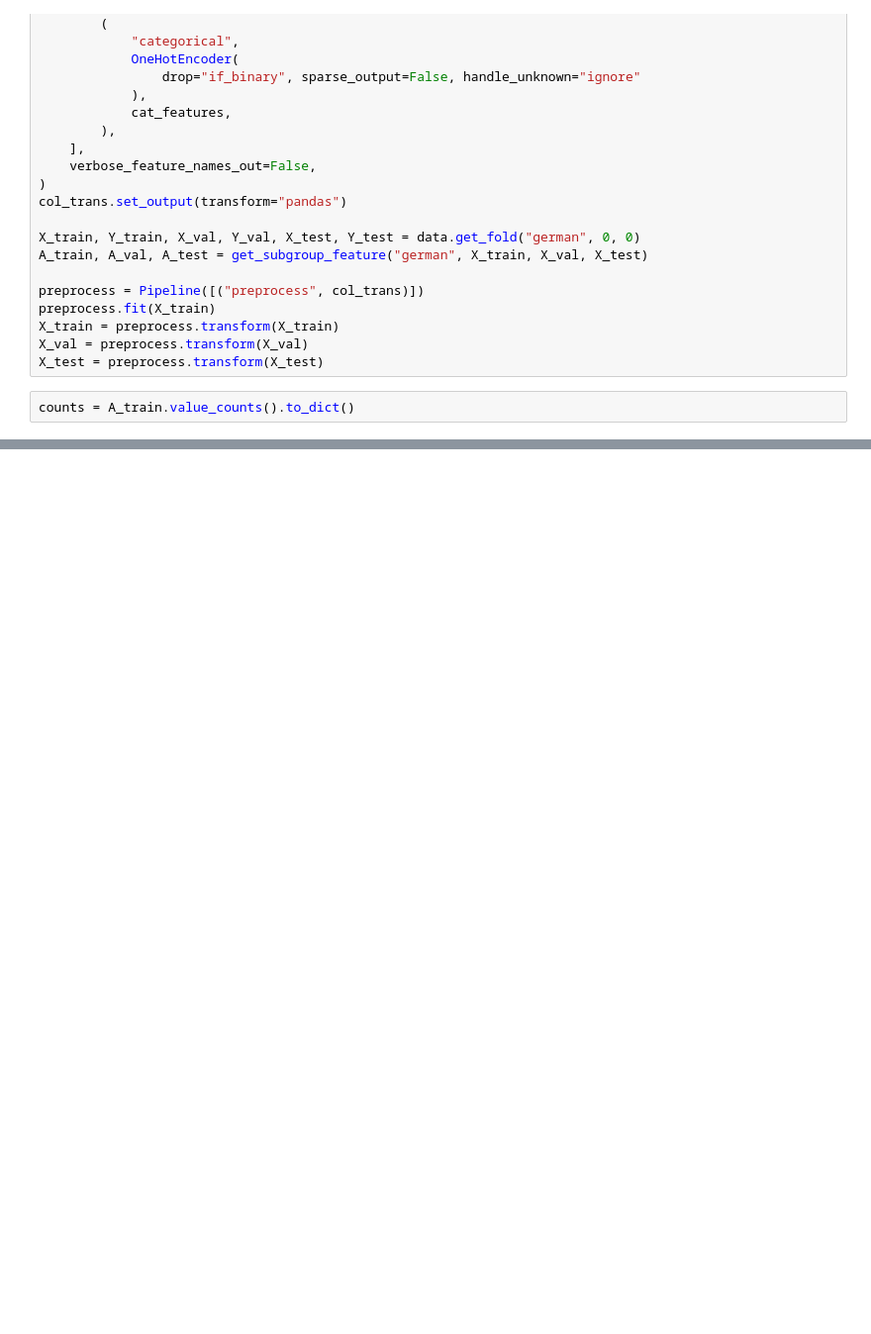
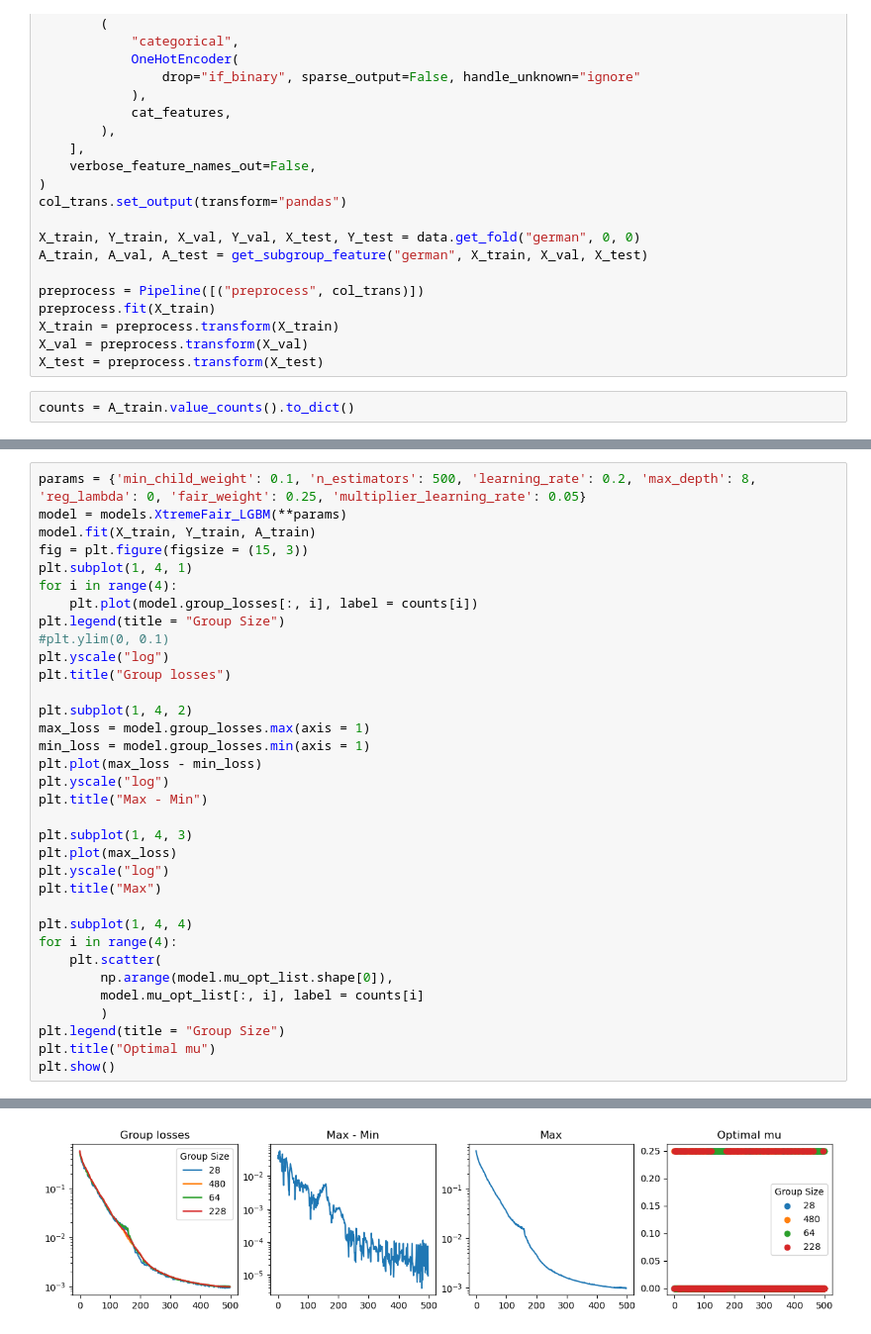
Before and after one commit to hiaac-finance/m2fgb, a Jupyter notebook: notebooks/testing_convergence.ipynb, the cells around one changed output, grey strips where cells are left out. Shown at 99% size. Saved outputs shown, nothing was run; the diff lists cells and outputs as text; blank space fills up the shorter version.

Commit message:
add implementation based in LGBM

```diff
--- a/notebooks/testing_convergence.ipynb
+++ b/notebooks/testing_convergence.ipynb
@@ -242,0 +240,35 @@ plt.show()
+# %%
+params = {'min_child_weight': 0.1, 'n_estimators': 500, 'learning_rate': 0.2, 'max_depth': 8, 'reg_lambda': 0, 'fair_weight': 0.25, 'multiplier_learning_rate': 0.05}
+model = models.XtremeFair_LGBM(**params)
+model.fit(X_train, Y_train, A_train)
+fig = plt.figure(figsize = (15, 3))
+plt.subplot(1, 4, 1)
+for i in range(4):
+    plt.plot(model.group_losses[:, i], label = counts[i])
+plt.legend(title = "Group Size")
+#plt.ylim(0, 0.1)
+plt.yscale("log")
+plt.title("Group losses")
+
+plt.subplot(1, 4, 2)
+max_loss = model.group_losses.max(axis = 1)
+min_loss = model.group_losses.min(axis = 1)
+plt.plot(max_loss - min_loss)
+plt.yscale("log")
+plt.title("Max - Min")
+
+plt.subplot(1, 4, 3)
+plt.plot(max_loss)
+plt.yscale("log")
+plt.title("Max")
+
+plt.subplot(1, 4, 4)
+for i in range(4):
+    plt.scatter(
+        np.arange(model.mu_opt_list.shape[0]),
+        model.mu_opt_list[:, i], label = counts[i]
+        )
+plt.legend(title = "Group Size")
+plt.title("Optimal mu")
+plt.show()
+# %% [output]
@@ -242,0 +276 @@ plt.show()
+[figure, added]
```
Also changed, not shown: parts of 8 cells of this notebook, 2 other files.
